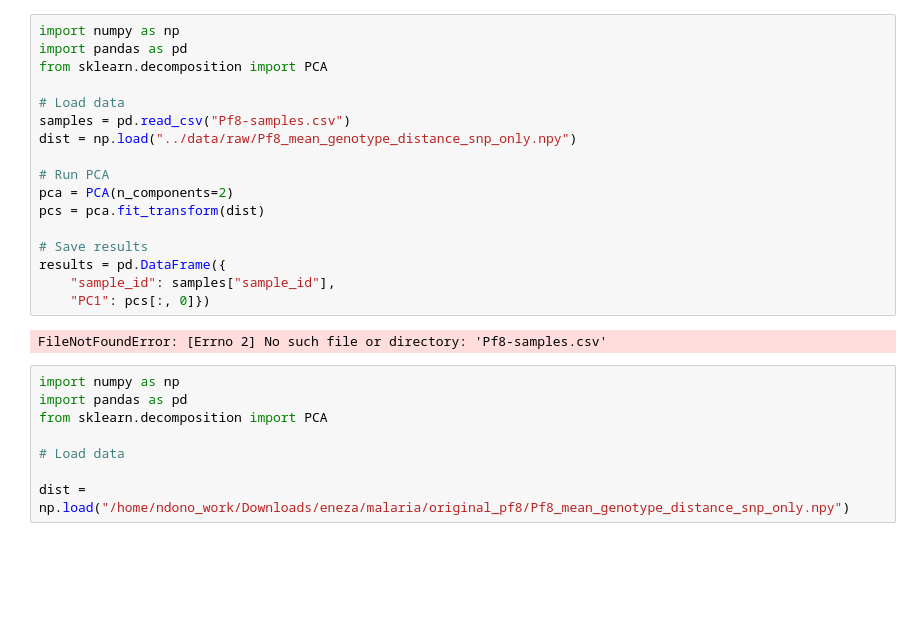
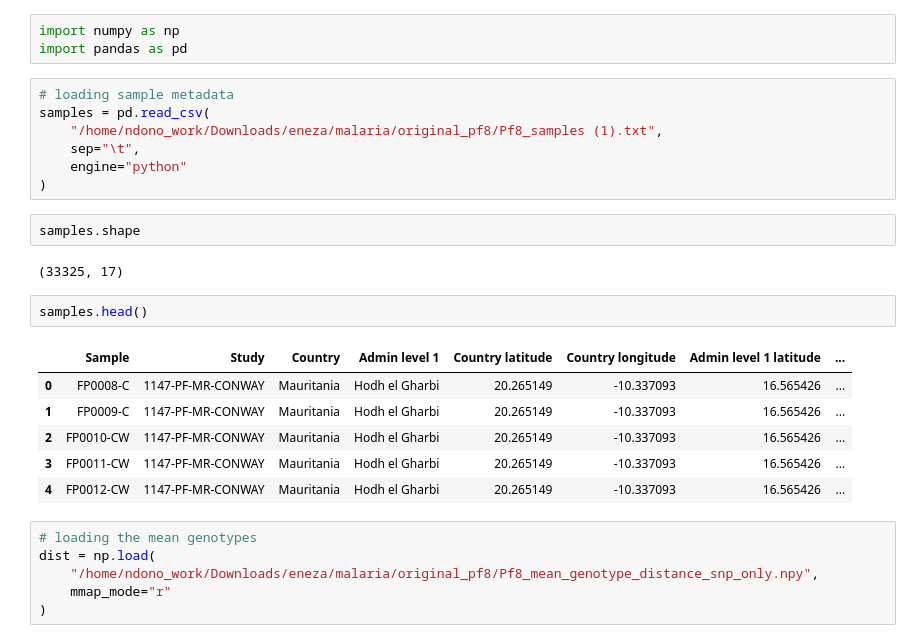
Before and after one commit to solundo7456/Eneza-Data-Science-Residential-training-2026, a Jupyter notebook: project1/scripts/pca.ipynb, the cells around one changed output. Drawn from its saved outputs; the diff is of its cells as text; blank space fills up the shorter version.

```diff
--- a/project1/scripts/pca.ipynb
+++ b/project1/scripts/pca.ipynb
@@ -1,27 +1,29 @@
-# %%
-import numpy as np
-import pandas as pd
-from sklearn.decomposition import PCA
-
-# Load data
-samples = pd.read_csv("Pf8-samples.csv")
-dist = np.load("../data/raw/Pf8_mean_genotype_distance_snp_only.npy")
-
-# Run PCA
-pca = PCA(n_components=2)
-pcs = pca.fit_transform(dist)
-
-# Save results
-results = pd.DataFrame({
-    "sample_id": samples["sample_id"],
-    "PC1": pcs[:, 0]})
-# %% [output]
-FileNotFoundError: [Errno 2] No such file or directory: 'Pf8-samples.csv'
+# %%
+import numpy as np
+import pandas as pd
+# %%
+# loading sample metadata
+samples = pd.read_csv(
+    "/home/ndono_work/Downloads/eneza/malaria/original_pf8/Pf8_samples (1).txt",
+    sep="\t",
+    engine="python"
+)
+# %%
+samples.shape
+# %% [output]
+(33325, 17)
+# %%
+samples.head()
+# %% [output]
+|  | Sample | Study | Country | Admin level 1 | Country latitude | Country longitude | Admin level 1 latitude | ... |
+| 0 | FP0008-C | 1147-PF-MR-CONWAY | Mauritania | Hodh el Gharbi | 20.265149 | -10.337093 | 16.565426 | ... |
+| 1 | FP0009-C | 1147-PF-MR-CONWAY | Mauritania | Hodh el Gharbi | 20.265149 | -10.337093 | 16.565426 | ... |
+| 2 | FP0010-CW | 1147-PF-MR-CONWAY | Mauritania | Hodh el Gharbi | 20.265149 | -10.337093 | 16.565426 | ... |
+| 3 | FP0011-CW | 1147-PF-MR-CONWAY | Mauritania | Hodh el Gharbi | 20.265149 | -10.337093 | 16.565426 | ... |
+| 4 | FP0012-CW | 1147-PF-MR-CONWAY | Mauritania | Hodh el Gharbi | 20.265149 | -10.337093 | 16.565426 | ... |
 # %%
-import numpy as np
-import pandas as pd
-from sklearn.decomposition import PCA
-
-# Load data
-
-dist = np.load("/home/ndono_work/Downloads/eneza/malaria/original_pf8/Pf8_mean_genotype_distance_snp_only.npy")
+# loading the mean genotypes
+dist = np.load(
+    "/home/ndono_work/Downloads/eneza/malaria/original_pf8/Pf8_mean_genotype_distance_snp_only.npy",
+    mmap_mode="r"
+)
```
Also changed, not shown: parts of 34 cells of this notebook, 4 other files.
